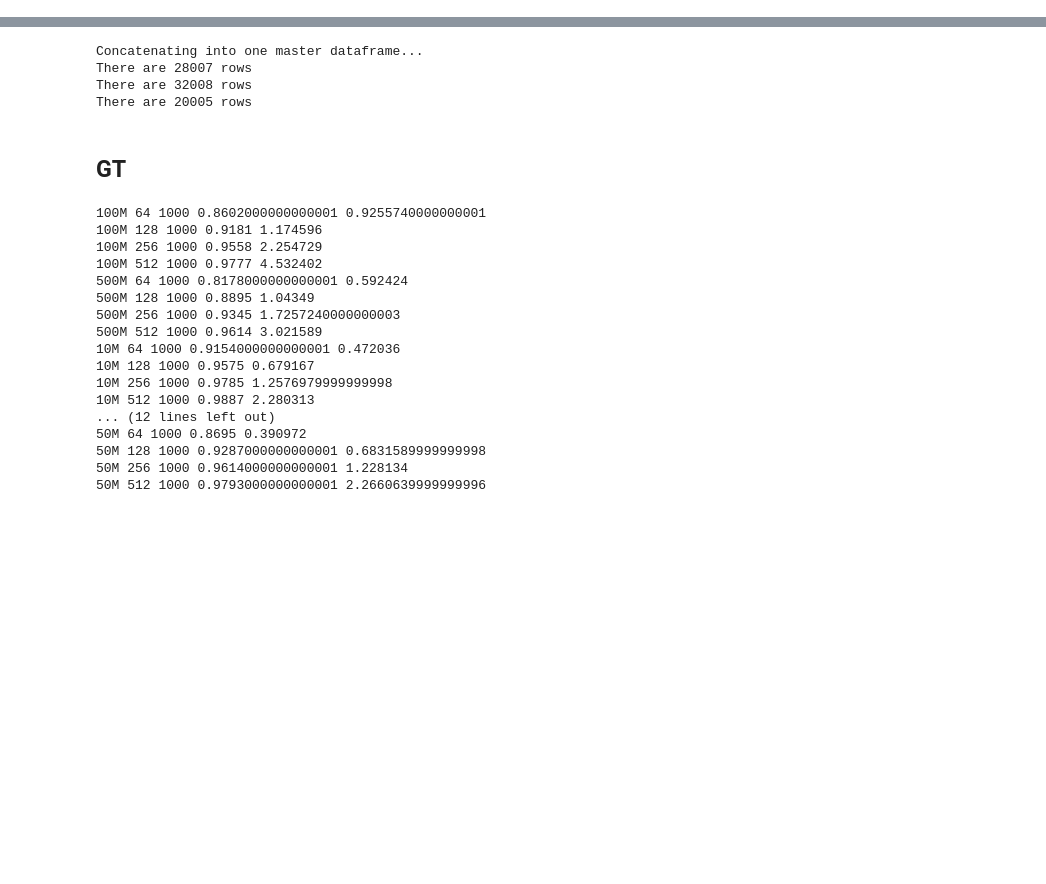
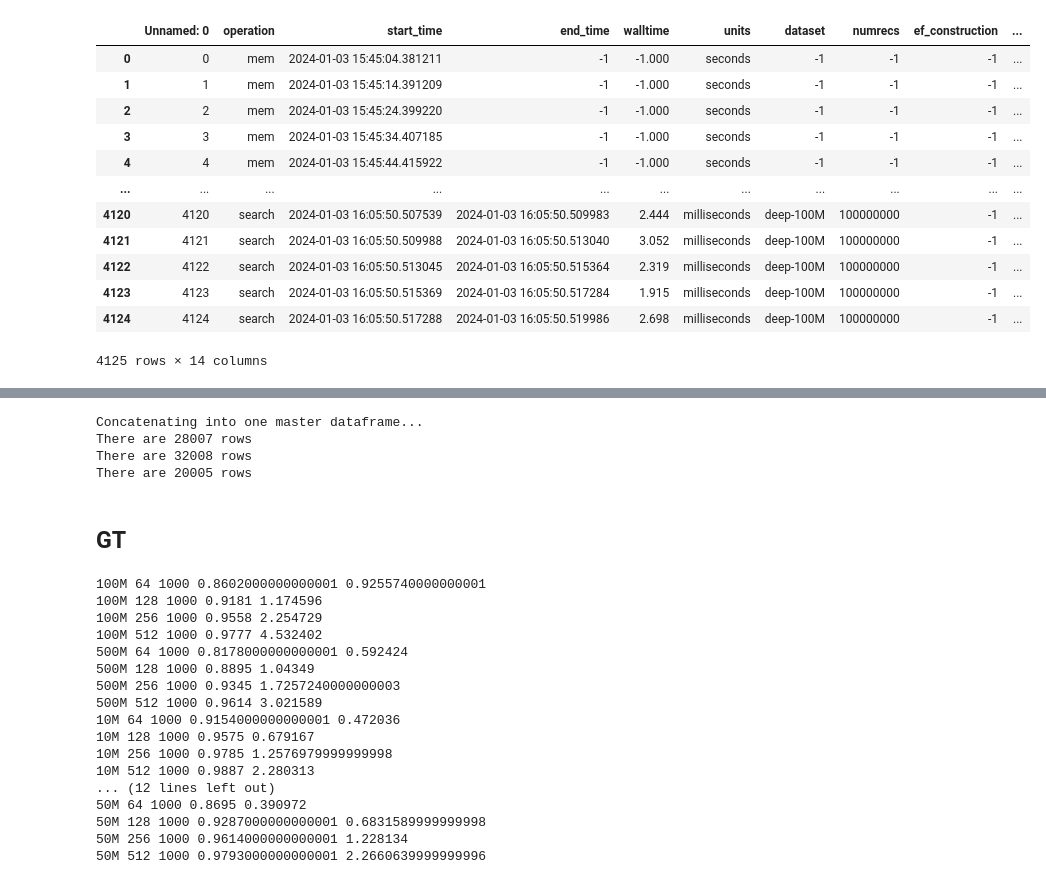
Before and after one commit to iamsabhoho/hnswlib, a Jupyter notebook: gsi/analyze.ipynb, the cells around one changed output, grey strips where cells are left out. Drawn from its saved outputs; the diff is of its cells as text; code cells hidden in the pictures; blank space fills up the shorter version.

```diff
--- a/gsi/analyze.ipynb
+++ b/gsi/analyze.ipynb
@@ -16,3 +16,21 @@ import numpy as np
 %matplotlib widget
 %matplotlib inline
 import ipywidgets as widgets
+# %%
+p = os.path.join(HNSWLIB_RESULTS_DIR, "vanilla_deep-100M_64_32.csv")
+df = pd.read_csv(p, delimiter='\t')
+df
+# %% [output]
+|  | Unnamed: 0 | operation | start_time | end_time | walltime | units | dataset | numrecs | ef_construction | ... |
+| 0 | 0 | mem | 2024-01-03 15:45:04.381211 | -1 | -1.000 | seconds | -1 | -1 | -1 | ... |
+| 1 | 1 | mem | 2024-01-03 15:45:14.391209 | -1 | -1.000 | seconds | -1 | -1 | -1 | ... |
+| 2 | 2 | mem | 2024-01-03 15:45:24.399220 | -1 | -1.000 | seconds | -1 | -1 | -1 | ... |
+| 3 | 3 | mem | 2024-01-03 15:45:34.407185 | -1 | -1.000 | seconds | -1 | -1 | -1 | ... |
+| 4 | 4 | mem | 2024-01-03 15:45:44.415922 | -1 | -1.000 | seconds | -1 | -1 | -1 | ... |
+| ... | ... | ... | ... | ... | ... | ... | ... | ... | ... | ... |
+| 4120 | 4120 | search | 2024-01-03 16:05:50.507539 | 2024-01-03 16:05:50.509983 | 2.444 | milliseconds | deep-100M | 100000000 | -1 | ... |
+| 4121 | 4121 | search | 2024-01-03 16:05:50.509988 | 2024-01-03 16:05:50.513040 | 3.052 | milliseconds | deep-100M | 100000000 | -1 | ... |
+| 4122 | 4122 | search | 2024-01-03 16:05:50.513045 | 2024-01-03 16:05:50.515364 | 2.319 | milliseconds | deep-100M | 100000000 | -1 | ... |
+| 4123 | 4123 | search | 2024-01-03 16:05:50.515369 | 2024-01-03 16:05:50.517284 | 1.915 | milliseconds | deep-100M | 100000000 | -1 | ... |
+| 4124 | 4124 | search | 2024-01-03 16:05:50.517288 | 2024-01-03 16:05:50.519986 | 2.698 | milliseconds | deep-100M | 100000000 | -1 | ... |
+4125 rows × 14 columns
```
Also changed, not shown: parts of 4 cells of this notebook.
